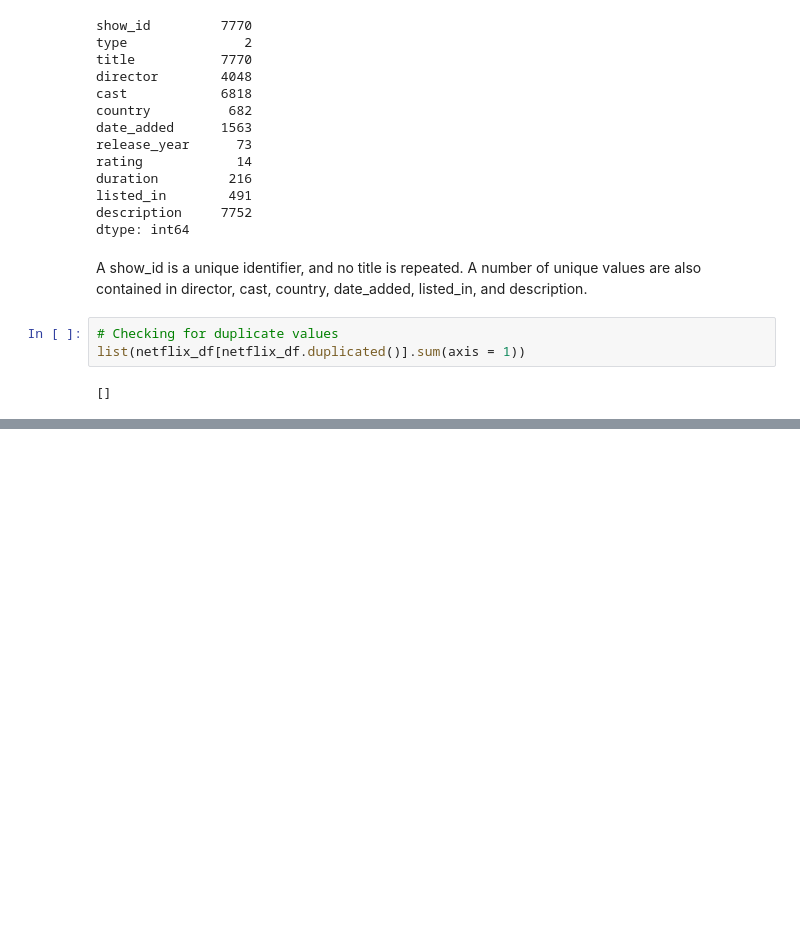
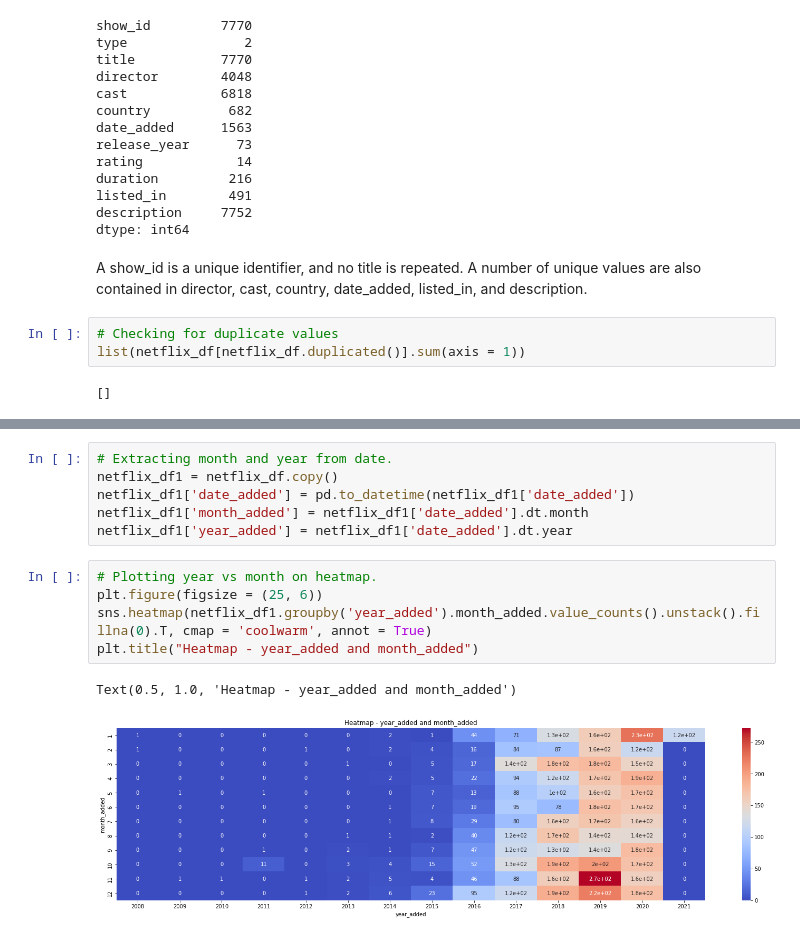
Before and after one commit to bhavya-v-sudo/NETFLIX-MOVIES-AND-TV-SHOWS-CLUSTERING, a Jupyter notebook: NETFLIX_MOVIES_AND_TV_SHOWS_CLUSTERING.ipynb, the cells around one changed output, grey strips where cells are left out. Cells and saved outputs as stored; diff of their text form; blank space fills up the shorter version.

```diff
--- a/NETFLIX_MOVIES_AND_TV_SHOWS_CLUSTERING.ipynb
+++ b/NETFLIX_MOVIES_AND_TV_SHOWS_CLUSTERING.ipynb
@@ -254,0 +287,14 @@ list(netflix_df[netflix_df.duplicated()].sum(axis = 1))
+# %%
+# Extracting month and year from date.
+netflix_df1 = netflix_df.copy()
+netflix_df1['date_added'] = pd.to_datetime(netflix_df1['date_added'])
+netflix_df1['month_added'] = netflix_df1['date_added'].dt.month
+netflix_df1['year_added'] = netflix_df1['date_added'].dt.year
+# %%
+# Plotting year vs month on heatmap.
+plt.figure(figsize = (25, 6))
+sns.heatmap(netflix_df1.groupby('year_added').month_added.value_counts().unstack().fillna(0).T, cmap = 'coolwarm', annot = True)
+plt.title("Heatmap - year_added and month_added")
+# %% [output]
+Text(0.5, 1.0, 'Heatmap - year_added and month_added')
+[figure, added]
```
Also changed, not shown: parts of 22 cells of this notebook.
